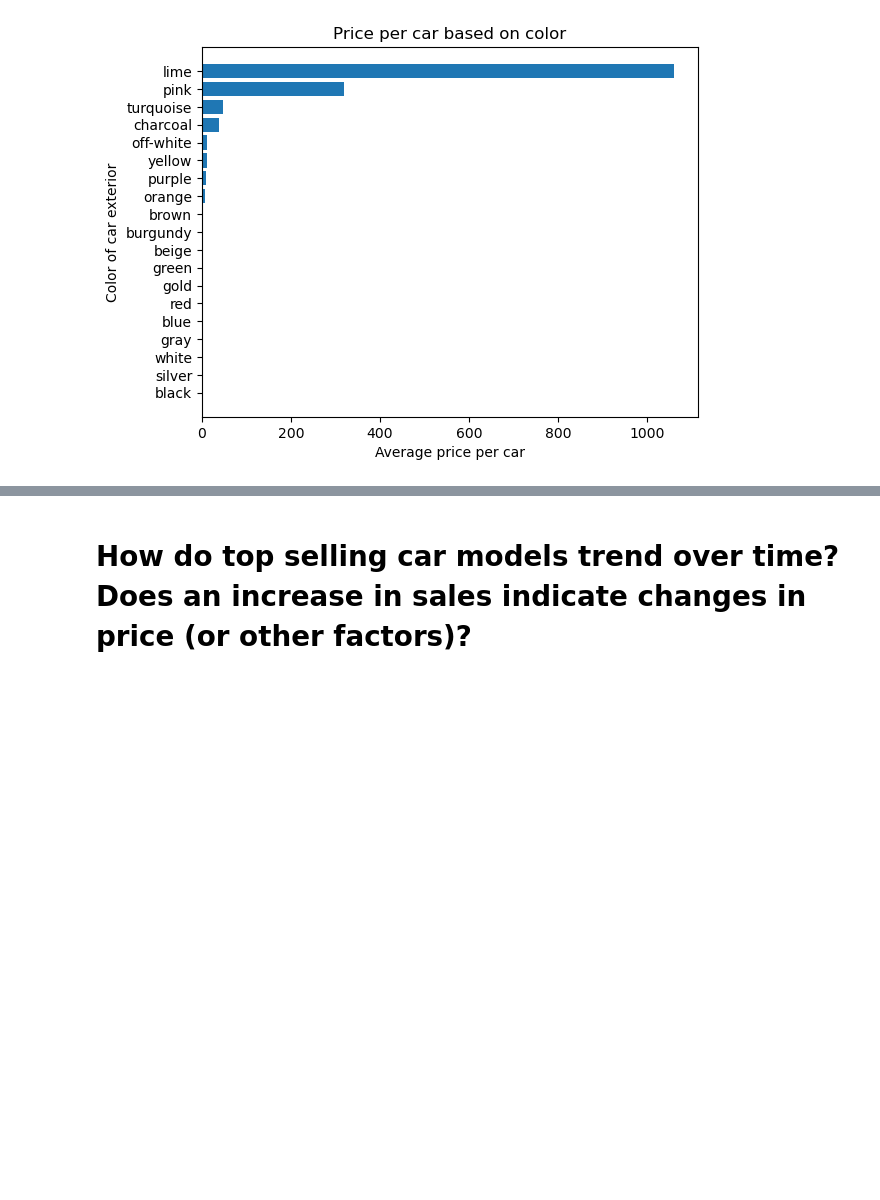
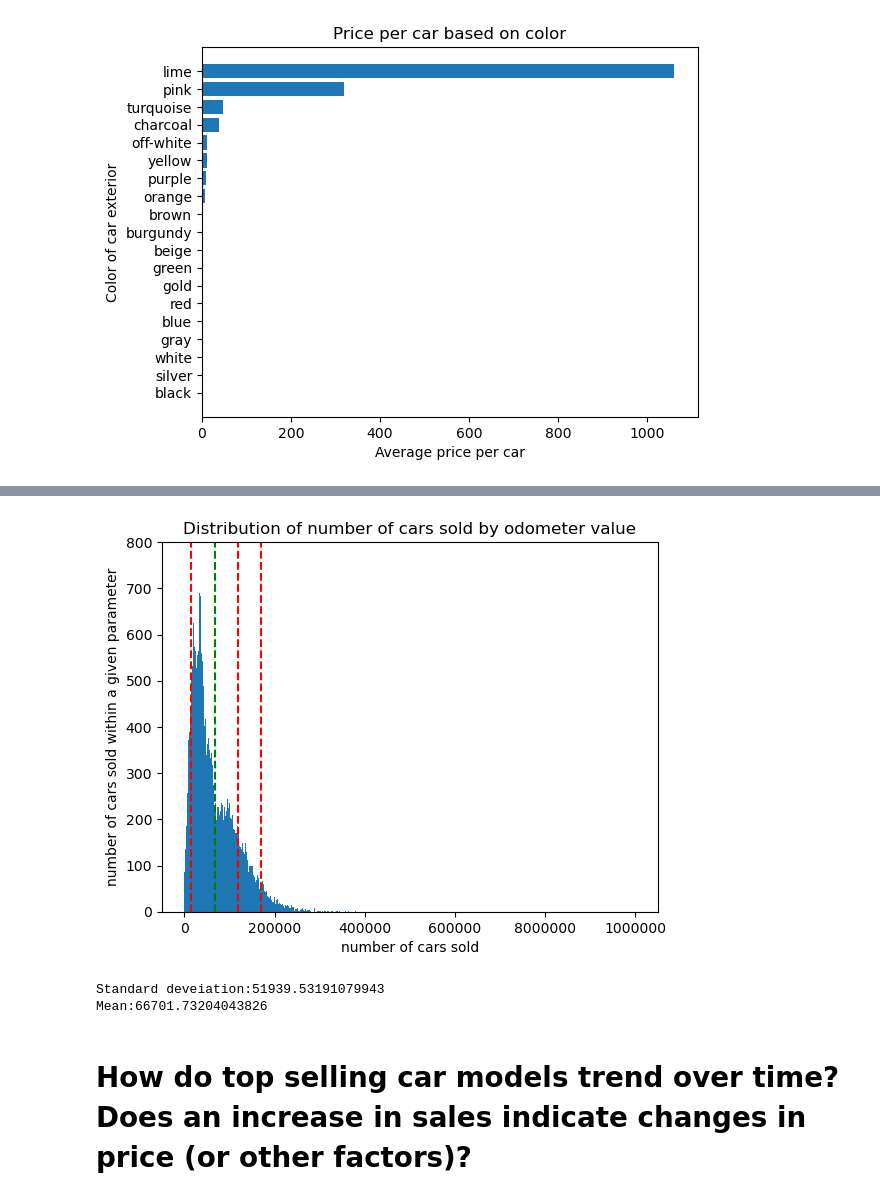
Before and after one commit to marsh52/project1, a Jupyter notebook: car_sales_analysis .ipynb, the cells around one changed output, grey strips where cells are left out. Drawn from its saved outputs; the diff is of its cells as text; code cells hidden in the pictures; blank space fills up the shorter version.

```diff
--- a/car_sales_analysis .ipynb
+++ b/car_sales_analysis .ipynb
@@ -244,3 +248,28 @@ plt.show()
+# %%
+kishi = cars_copy["odometer"]
+moto = np.std(kishi,ddof = 0)
+kazu =cars_copy["odometer"].mean()
+plt.hist(kishi, bins= 10000)
+plt.title("Distribution of number of cars sold by odometer value")
+plt.xlabel("number of cars sold")
+plt.ylabel("number of cars sold within a given parameter")
+plt.ylim(0, 800)
+plt.xticks([0, 200000, 400000, 600000, 800000, 1000000],["0","200000","400000","600000","8000000", "1000000"])
+
+q =plt.axvline(x= kazu, color= "green", linestyle= "--")
+w =plt.axvline(x=118641.26 , color= "red", linestyle= "--")
+plt.axvline(x= 170580.79, color= "red", linestyle= "--")
+plt.axvline(x=14762.20,  color= "red", linestyle= "--")
+plt.savefig('Output/distOdometer.png')
+plt.show()
+# %% [output]
+[figure, added]
+# %%
+print(f"Standard deveiation:{moto}")
+print(f"Mean:{kazu}")
+# %% [output]
+Standard deveiation:51939.53191079943
+Mean:66701.73204043826
 # %% [markdown]
 # How do top selling car models trend over time? Does an increase in sales indicate changes in price (or other factors)?
 # %% [markdown]
```
Also changed, not shown: parts of 9 cells of this notebook, 3 other files.
